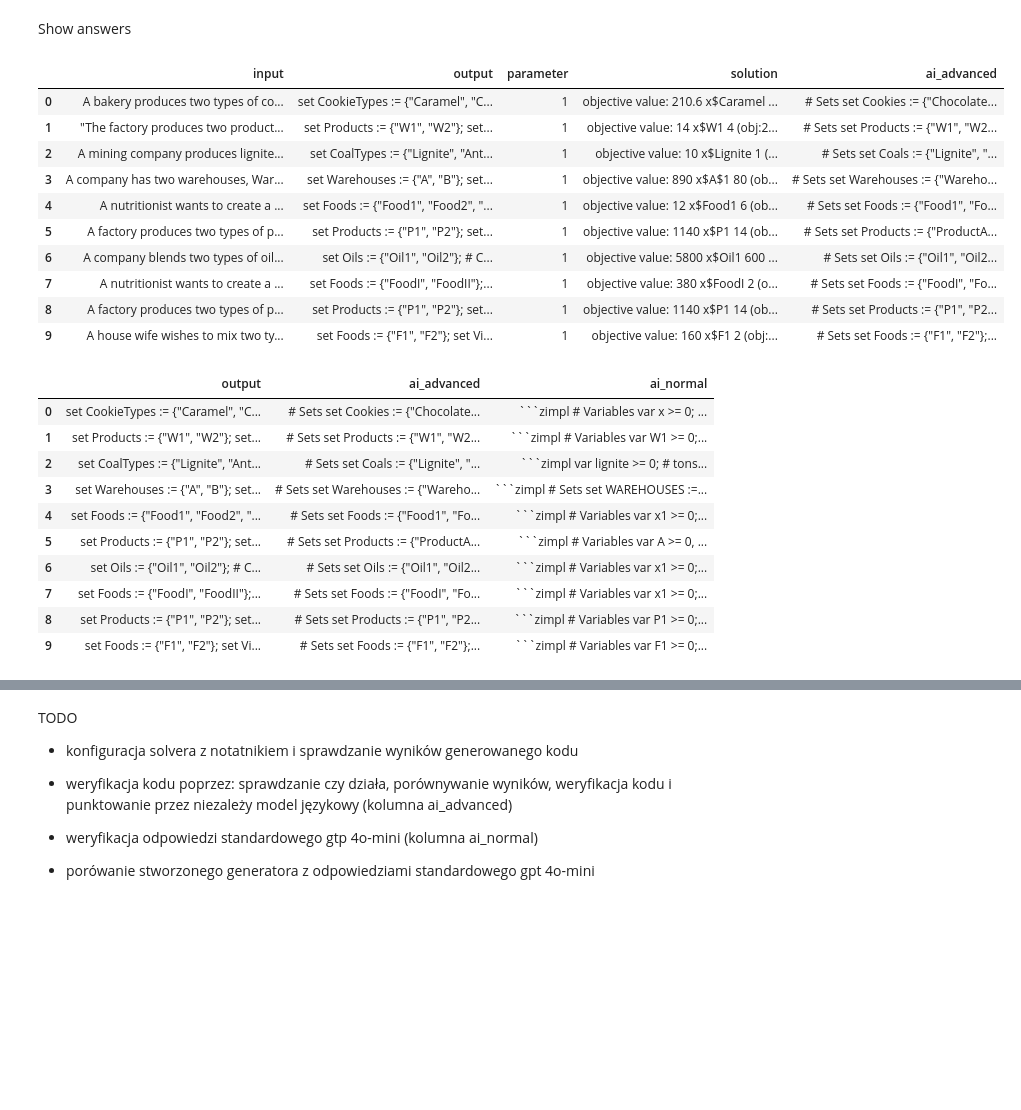
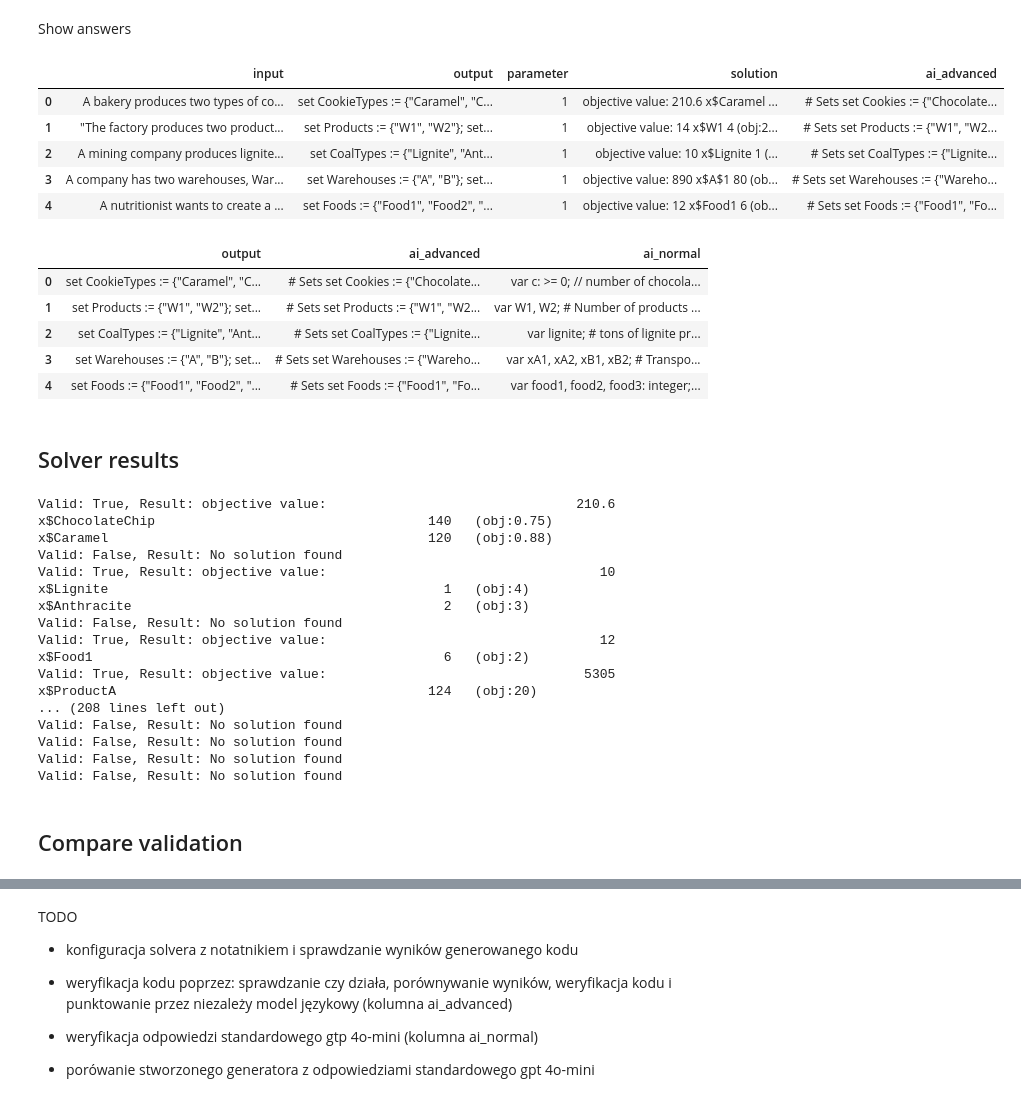
Before and after one commit to AventixQ/zimpl_ai_generator, a Jupyter notebook: test_ai.ipynb, the cells around one changed output, grey strips where cells are left out. Cells and saved outputs as stored; diff of their text form; code cells hidden in the pictures; blank space fills up the shorter version.

Commit message:
update solver in jupyter, add ZIMPL documentation

````diff
--- a/test_ai.ipynb
+++ b/test_ai.ipynb
@@ -42,21 +42,16 @@ df_manual
 # %% [markdown]
 Generate responses using AI ZIMPL Generator (for now first 10)
 # %%
-df_manual['ai_advanced'] = df_manual[:10].apply(lambda row: generator(row['input'], row['parameter']), axis=1)
+df_manual['ai_advanced'] = df_manual.apply(lambda row: generator(row['input'], row['parameter']), axis=1)
 # %% [markdown]
 Show answers
 # %%
-df_manual[:10].map(lambda x: str(x)).style.set_properties(**{'text-align': 'left', 'white-space': 'pre-wrap'})
+df_manual[:5].map(lambda x: str(x)).style.set_properties(**{'text-align': 'left', 'white-space': 'pre-wrap'})
 # %% [output]
 |  | input | output | parameter | solution | ai_advanced |
 | 0 | A bakery produces two types of co... | set CookieTypes := {"Caramel", "C... | 1 | objective value: 210.6 x$Caramel ... | # Sets set Cookies := {"Chocolate... |
 | 1 | "The factory produces two product... | set Products := {"W1", "W2"}; set... | 1 | objective value: 14 x$W1 4 (obj:2... | # Sets set Products := {"W1", "W2... |
-| 2 | A mining company produces lignite... | set CoalTypes := {"Lignite", "Ant... | 1 | objective value: 10 x$Lignite 1 (... | # Sets set Coals := {"Lignite", "... |
+| 2 | A mining company produces lignite... | set CoalTypes := {"Lignite", "Ant... | 1 | objective value: 10 x$Lignite 1 (... | # Sets set CoalTypes := {"Lignite... |
 | 3 | A company has two warehouses, War... | set Warehouses := {"A", "B"}; set... | 1 | objective value: 890 x$A$1 80 (ob... | # Sets set Warehouses := {"Wareho... |
 | 4 | A nutritionist wants to create a ... | set Foods := {"Food1", "Food2", "... | 1 | objective value: 12 x$Food1 6 (ob... | # Sets set Foods := {"Food1", "Fo... |
-| 5 | A factory produces two types of p... | set Products := {"P1", "P2"}; set... | 1 | objective value: 1140 x$P1 14 (ob... | # Sets set Products := {"ProductA... |
-| 6 | A company blends two types of oil... | set Oils := {"Oil1", "Oil2"}; # C... | 1 | objective value: 5800 x$Oil1 600 ... | # Sets set Oils := {"Oil1", "Oil2... |
-| 7 | A nutritionist wants to create a ... | set Foods := {"FoodI", "FoodII"};... | 1 | objective value: 380 x$FoodI 2 (o... | # Sets set Foods := {"FoodI", "Fo... |
-| 8 | A factory produces two types of p... | set Products := {"P1", "P2"}; set... | 1 | objective value: 1140 x$P1 14 (ob... | # Sets set Products := {"P1", "P2... |
-| 9 | A house wife wishes to mix two ty... | set Foods := {"F1", "F2"}; set Vi... | 1 | objective value: 160 x$F1 2 (obj:... | # Sets set Foods := {"F1", "F2"};... |
 # %%
@@ -64,15 +59,57 @@ df_manual['ai_normal'] = df_manual[:10]['input'].apply(normal_generator)
 # %%
 from pandas import DataFrame
-df_manual[:10][['output', 'ai_advanced', 'ai_normal']].map(lambda x: str(x)).style.set_properties(**{'text-align': 'left', 'white-space': 'pre-wrap'})
+df_manual[:5][['output', 'ai_advanced', 'ai_normal']].map(lambda x: str(x)).style.set_properties(**{'text-align': 'left', 'white-space': 'pre-wrap'})
 # %% [output]
 |  | output | ai_advanced | ai_normal |
-| 0 | set CookieTypes := {"Caramel", "C... | # Sets set Cookies := {"Chocolate... | ```zimpl # Variables var x >= 0; ... |
-| 1 | set Products := {"W1", "W2"}; set... | # Sets set Products := {"W1", "W2... | ```zimpl # Variables var W1 >= 0;... |
-| 2 | set CoalTypes := {"Lignite", "Ant... | # Sets set Coals := {"Lignite", "... | ```zimpl var lignite >= 0; # tons... |
-| 3 | set Warehouses := {"A", "B"}; set... | # Sets set Warehouses := {"Wareho... | ```zimpl # Sets set WAREHOUSES :=... |
-| 4 | set Foods := {"Food1", "Food2", "... | # Sets set Foods := {"Food1", "Fo... | ```zimpl # Variables var x1 >= 0;... |
-| 5 | set Products := {"P1", "P2"}; set... | # Sets set Products := {"ProductA... | ```zimpl # Variables var A >= 0, ... |
-| 6 | set Oils := {"Oil1", "Oil2"}; # C... | # Sets set Oils := {"Oil1", "Oil2... | ```zimpl # Variables var x1 >= 0;... |
-| 7 | set Foods := {"FoodI", "FoodII"};... | # Sets set Foods := {"FoodI", "Fo... | ```zimpl # Variables var x1 >= 0;... |
-| 8 | set Products := {"P1", "P2"}; set... | # Sets set Products := {"P1", "P2... | ```zimpl # Variables var P1 >= 0;... |
-| 9 | set Foods := {"F1", "F2"}; set Vi... | # Sets set Foods := {"F1", "F2"};... | ```zimpl # Variables var F1 >= 0;... |
+| 0 | set CookieTypes := {"Caramel", "C... | # Sets set Cookies := {"Chocolate... | var c: >= 0; // number of chocola... |
+| 1 | set Products := {"W1", "W2"}; set... | # Sets set Products := {"W1", "W2... | var W1, W2; # Number of products ... |
+| 2 | set CoalTypes := {"Lignite", "Ant... | # Sets set CoalTypes := {"Lignite... | var lignite; # tons of lignite pr... |
+| 3 | set Warehouses := {"A", "B"}; set... | # Sets set Warehouses := {"Wareho... | var xA1, xA2, xB1, xB2; # Transpo... |
+| 4 | set Foods := {"Food1", "Food2", "... | # Sets set Foods := {"Food1", "Fo... | var food1, food2, food3: integer;... |
+# %% [markdown]
+## Solver results
+# %%
+from solver import run_scip_and_extract_solution
+SCIP_PATH = r"C:\\Program Files\\SCIPOptSuite 9.1.0\\bin"
+
+df_manual["ai_advanced"] = df_manual["ai_advanced"].astype(str)
+df_manual["ai_normal"] = df_manual["ai_normal"].astype(str)
+
+def process_zimpl_code(zimpl_code):
+    try:
+        valid, result = run_scip_and_extract_solution(zimpl_code, SCIP_PATH)
+        print(f"Valid: {valid}, Result: {result}")
+        return valid, result
+    except Exception as e:
+        print(f"Error processing code: {e}")
+        return False, None
+
+
+
+df_manual[["valid_advanced", "result_advanced"]] = df_manual["ai_advanced"].apply(
+    lambda code: pd.Series(process_zimpl_code(code))
+)
+
+df_manual[["valid_normal", "result_normal"]] = df_manual["ai_normal"].apply(
+    lambda code: pd.Series(process_zimpl_code(code))
+)
+# %% [output]
+Valid: True, Result: objective value:                                210.6
+x$ChocolateChip                                   140   (obj:0.75)
+x$Caramel                                         120   (obj:0.88)
+Valid: False, Result: No solution found
+Valid: True, Result: objective value:                                   10
+x$Lignite                                           1   (obj:4)
+x$Anthracite                                        2   (obj:3)
+Valid: False, Result: No solution found
+Valid: True, Result: objective value:                                   12
+x$Food1                                             6   (obj:2)
+Valid: True, Result: objective value:                                 5305
+x$ProductA                                        124   (obj:20)
+... (208 lines left out)
+Valid: False, Result: No solution found
+Valid: False, Result: No solution found
+Valid: False, Result: No solution found
+Valid: False, Result: No solution found
+# %% [markdown]
+## Compare validation
````
Also changed, not shown: parts of 5 cells of this notebook, 9 other files.
